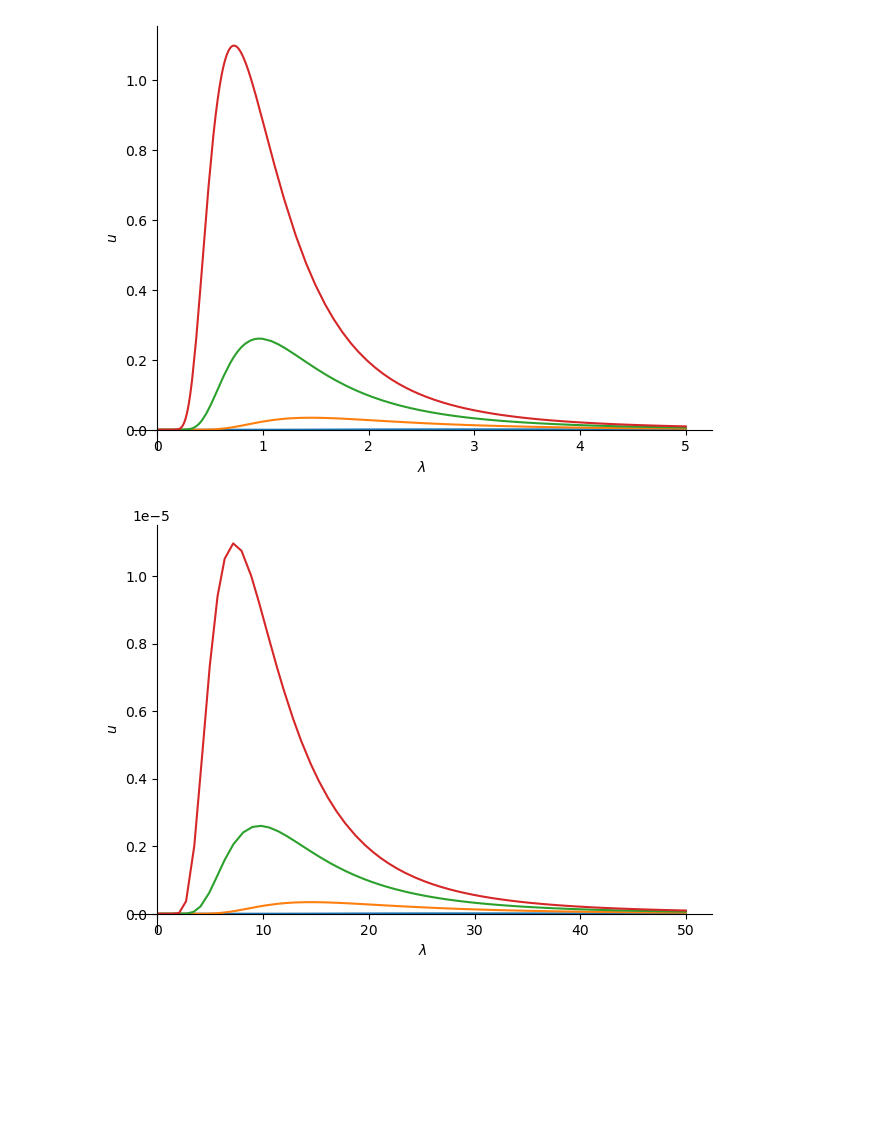
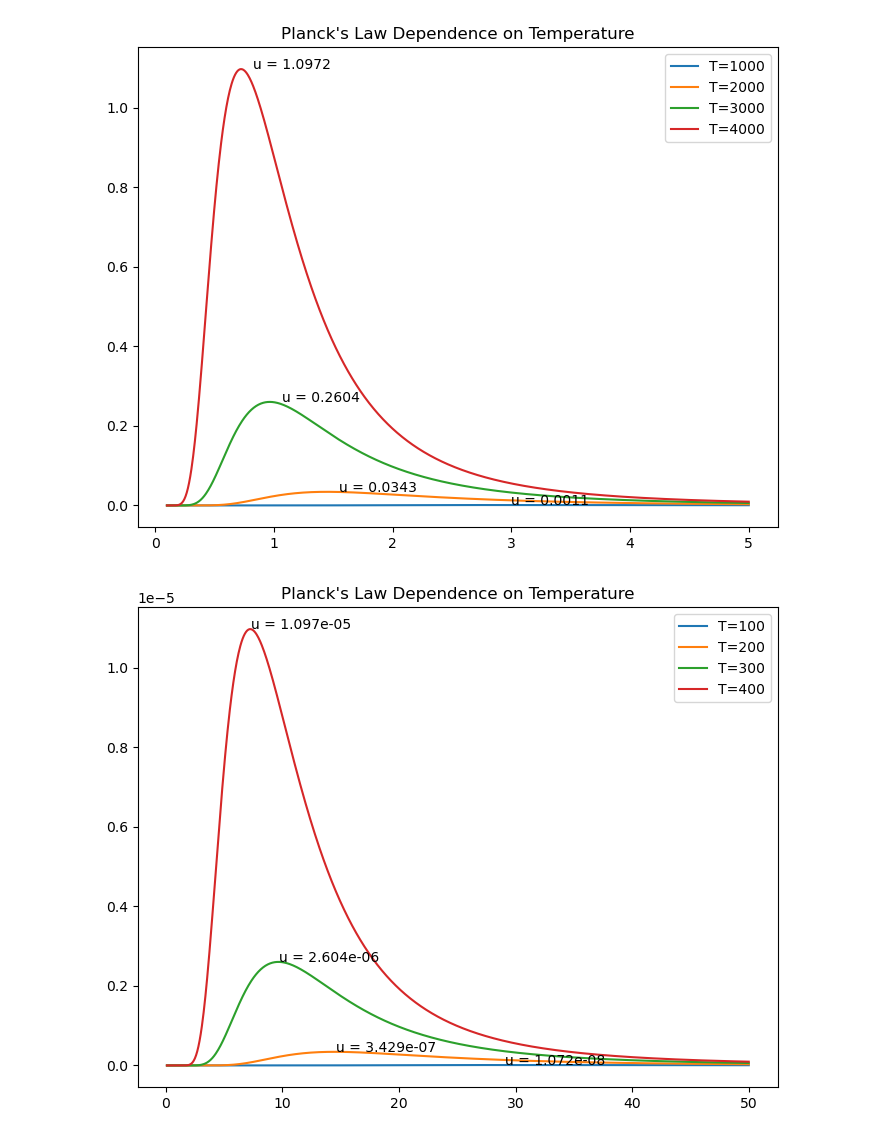
Before and after one commit to rainvm/College-Work, a Jupyter notebook: Physics/Physics 3/Homework/Hw4/Comp/PlancksLaw.ipynb, the cells around one changed output. Saved outputs shown, nothing was run; the diff lists cells and outputs as text; code cells hidden in the pictures; blank space fills up the shorter version.

```diff
--- a/Physics/Physics 3/Homework/Hw4/Comp/PlancksLaw.ipynb
+++ b/Physics/Physics 3/Homework/Hw4/Comp/PlancksLaw.ipynb
@@ -6,27 +5,33 @@ import sympy as sp
 from __future__ import division
 # %%
-l= sp.symbols('l')
+l= np.linspace(0.1, 5, 1000)
 t = [1000*i for i in range(1, 5)]
-
 hc = 1.23984
 kb = 8.617333 * 10**-5
 u = []
-plots = []
+fig = plt.figure(0)
+ax = fig.add_axes([0,0,1,1], title='Planck\'s Law Dependence on Temperature')
 for i in range(4):
-    u.append(8*np.pi*hc/(l**5 * (sp.exp(hc/(kb*l*t[i])) - 1)))
-    plots.append(sp.plot(u[i], (l, 0.001, 5), nb_of_points=1000, ylabel="$u$".format(t[0]), show=False, xlabel="$\lambda$"))
-    if i != 0:
-        plots[0].extend(plots[i])
-plots[0].show()
-t = [100*i for i in range(1, 5)]
-u = []
-plots = []
-for i in range(4):
-    u.append(8*np.pi*hc/(l**5 * (sp.exp(hc/(kb*l*t[i])) - 1)))
-    plots.append(sp.plot(u[i], (l, 0.1, 50), nb_of_points=1000, ylabel="$u$".format(t[0]), show=False, xlabel="$\lambda$"))
-    if i != 0:
-        plots[0].extend(plots[i])
-plots[0].show()
+    u.append(8*np.pi*hc/(l**5 * (np.exp(hc/(kb*l*t[i])) - 1)))
+    ax.plot(l, u[i], label='T={}'.format(t[i]))
+    lmax = int(np.argmax(u[i]))
+    ax.annotate("u = {:.4f}".format(u[i][lmax]), (l[lmax]+0.1,u[i][lmax]))
+    ax.legend()
+plt.savefig("fig1")
 # %% [output]
-[figure, old version]
+[figure, new version]
-[figure, removed]
+# %%
+l= np.linspace(0.1, 50, 1000)
+t = [100*i for i in range(1, 5)]
+fig = plt.figure(1)
+ax = fig.add_axes([0, 0, 1, 1], title='Planck\'s Law Dependence on Temperature')
+u = []
+for i in range(4):
+    u.append(8 * np.pi * hc / (l ** 5 * (np.exp(hc / (kb * l * t[i])) - 1)))
+    ax.plot(l, u[i], label='T={}'.format(t[i]))
+    lmax = int(np.argmax(u[i]))
+    ax.annotate("u = {:.3e}".format(u[i][lmax]), (l[lmax] + 0.1, u[i][lmax]))
+    ax.legend()
+plt.savefig("fig")
+# %% [output]
+[figure, added]
```
Also changed, not shown: parts of 1 cell of this notebook, 9 other files.
